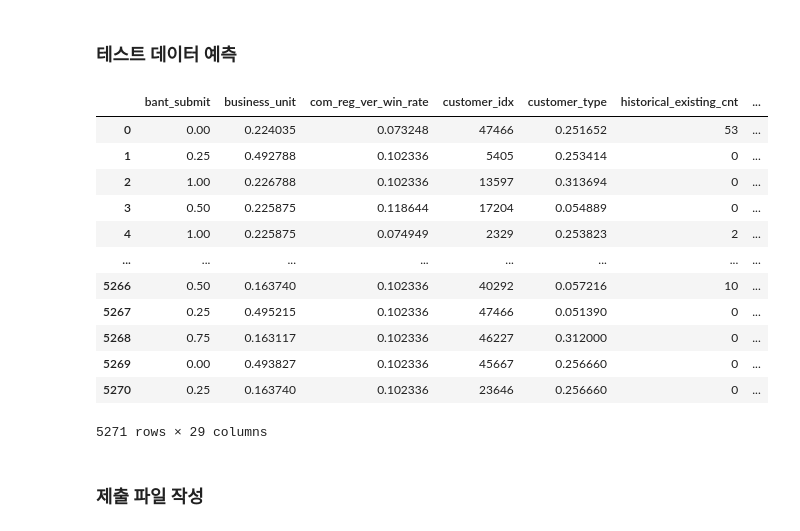
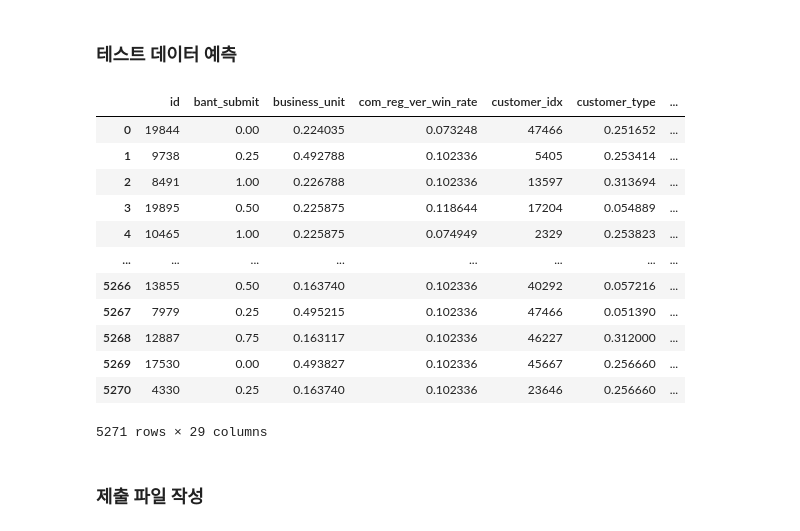
Before and after one commit to AhyoungOh/Coffee, a Jupyter notebook: youngwon_code.ipynb, the cells around one changed output. Saved outputs shown, nothing was run; the diff lists cells and outputs as text; code cells hidden in the pictures.

Commit message:
First submission

```diff
--- a/youngwon_code.ipynb
+++ b/youngwon_code.ipynb
@@ -211,25 +211,25 @@ F1: 0.5181
 # %%
 # Correct prediction on the submission/validation dataset
 # submission_predictions = dt_classifier.predict(X_submission)  # Use X_submission instead of submission_data
-
+submission = pd.read_csv('data/encoded_submission.csv')
 # Optionally, if you want to add predictions to the submission dataframe to check performance:
 # Note: This is useful if you're examining the model's performance and not for final submission where you wouldn't have 'is_converted'
-submission_data['predicted_is_converted'] = y_pred  # Use a new column for predictions
+submission['is_converted'] = y_pred  # Use a new column for predictions
 # %%
-submission_data
+submission
 # %% [output]
-|  | bant_submit | business_unit | com_reg_ver_win_rate | customer_idx | customer_type | historical_existing_cnt | ... |
-| 0 | 0.00 | 0.224035 | 0.073248 | 47466 | 0.251652 | 53 | ... |
-| 1 | 0.25 | 0.492788 | 0.102336 | 5405 | 0.253414 | 0 | ... |
-| 2 | 1.00 | 0.226788 | 0.102336 | 13597 | 0.313694 | 0 | ... |
-| 3 | 0.50 | 0.225875 | 0.118644 | 17204 | 0.054889 | 0 | ... |
-| 4 | 1.00 | 0.225875 | 0.074949 | 2329 | 0.253823 | 2 | ... |
+|  | id | bant_submit | business_unit | com_reg_ver_win_rate | customer_idx | customer_type | ... |
+| 0 | 19844 | 0.00 | 0.224035 | 0.073248 | 47466 | 0.251652 | ... |
+| 1 | 9738 | 0.25 | 0.492788 | 0.102336 | 5405 | 0.253414 | ... |
+| 2 | 8491 | 1.00 | 0.226788 | 0.102336 | 13597 | 0.313694 | ... |
+| 3 | 19895 | 0.50 | 0.225875 | 0.118644 | 17204 | 0.054889 | ... |
+| 4 | 10465 | 1.00 | 0.225875 | 0.074949 | 2329 | 0.253823 | ... |
 | ... | ... | ... | ... | ... | ... | ... | ... |
-| 5266 | 0.50 | 0.163740 | 0.102336 | 40292 | 0.057216 | 10 | ... |
-| 5267 | 0.25 | 0.495215 | 0.102336 | 47466 | 0.051390 | 0 | ... |
-| 5268 | 0.75 | 0.163117 | 0.102336 | 46227 | 0.312000 | 0 | ... |
-| 5269 | 0.00 | 0.493827 | 0.102336 | 45667 | 0.256660 | 0 | ... |
-| 5270 | 0.25 | 0.163740 | 0.102336 | 23646 | 0.256660 | 0 | ... |
+| 5266 | 13855 | 0.50 | 0.163740 | 0.102336 | 40292 | 0.057216 | ... |
+| 5267 | 7979 | 0.25 | 0.495215 | 0.102336 | 47466 | 0.051390 | ... |
+| 5268 | 12887 | 0.75 | 0.163117 | 0.102336 | 46227 | 0.312000 | ... |
+| 5269 | 17530 | 0.00 | 0.493827 | 0.102336 | 45667 | 0.256660 | ... |
+| 5270 | 4330 | 0.25 | 0.163740 | 0.102336 | 23646 | 0.256660 | ... |
 5271 rows × 29 columns
 # %% [markdown]
 ### 제출 파일 작성
```
Also changed, not shown: parts of 4 cells of this notebook, 4 other files.
